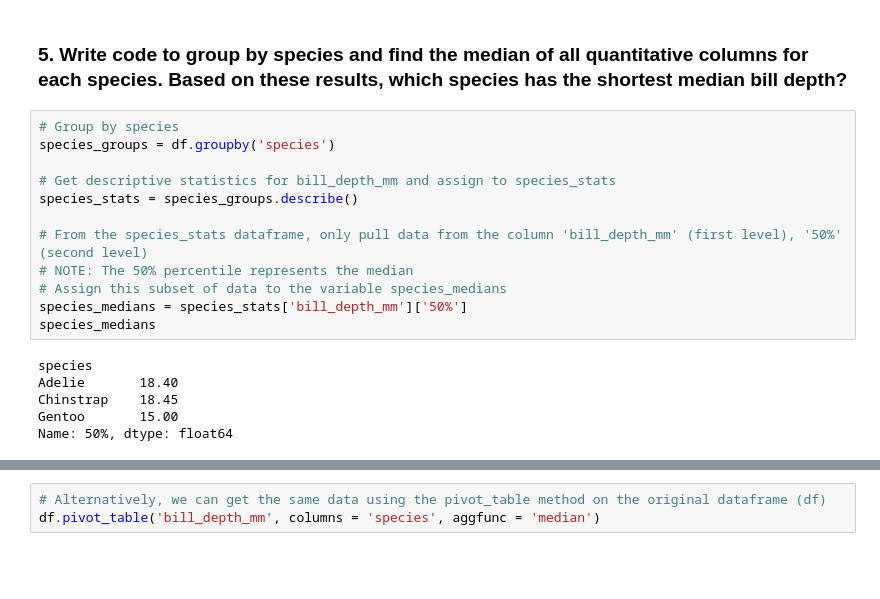
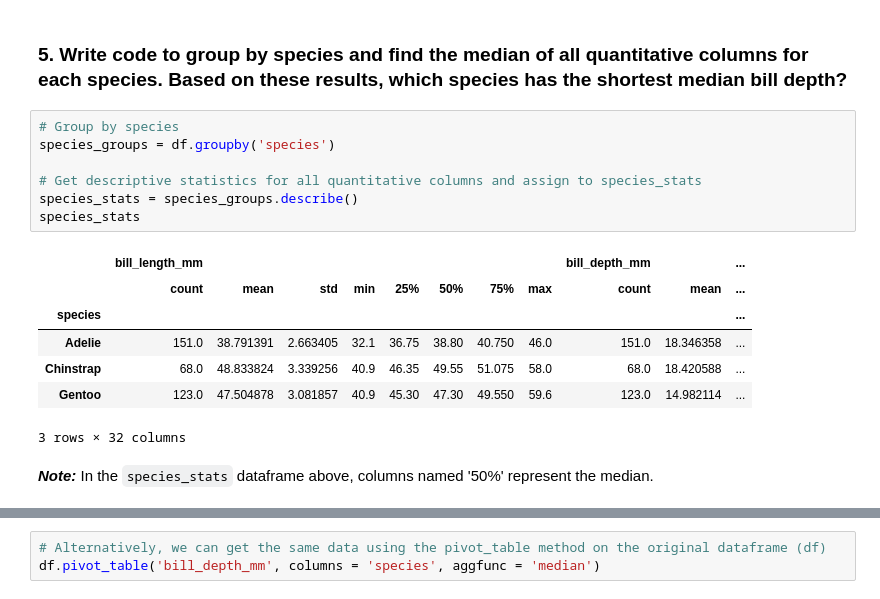
Before and after one commit to valeriemagalong/Val-Practices-Python, a Jupyter notebook: Penguins_Statistics/Statistics_Practice_Penguins_Data.ipynb, the cells around one changed output, grey strips where cells are left out. Drawn from its saved outputs; the diff is of its cells as text; blank space fills up the shorter version.

```diff
--- a/Penguins_Statistics/Statistics_Practice_Penguins_Data.ipynb
+++ b/Penguins_Statistics/Statistics_Practice_Penguins_Data.ipynb
@@ -155,18 +161,17 @@ The 90th percentile of body mass is: 5400.0 g
 # %%
 # Group by species
 species_groups = df.groupby('species')
 
-# Get descriptive statistics for bill_depth_mm and assign to species_stats
+# Get descriptive statistics for all quantitative columns and assign to species_stats
 species_stats = species_groups.describe()
-
-# From the species_stats dataframe, only pull data from the column 'bill_depth_mm' (first level), '50%' (second level)
-# NOTE: The 50% percentile represents the median
-# Assign this subset of data to the variable species_medians
-species_medians = species_stats['bill_depth_mm']['50%']
-species_medians
+species_stats
 # %% [output]
+|  | bill_length_mm |  |  |  |  |  |  |  | bill_depth_mm |  | ... |
+|  | count | mean | std | min | 25% | 50% | 75% | max | count | mean | ... |
+| species |  |  |  |  |  |  |  |  |  |  | ... |
+| Adelie | 151.0 | 38.791391 | 2.663405 | 32.1 | 36.75 | 38.80 | 40.750 | 46.0 | 151.0 | 18.346358 | ... |
+| Chinstrap | 68.0 | 48.833824 | 3.339256 | 40.9 | 46.35 | 49.55 | 51.075 | 58.0 | 68.0 | 18.420588 | ... |
+| Gentoo | 123.0 | 47.504878 | 3.081857 | 40.9 | 45.30 | 47.30 | 49.550 | 59.6 | 123.0 | 14.982114 | ... |
-species
-Adelie       18.40
-Chinstrap    18.45
-Gentoo       15.00
-Name: 50%, dtype: float64
+3 rows × 32 columns
+# %% [markdown]
+***Note:*** In the `species_stats` dataframe above, columns named '50%' represent the median.
```
Also changed, not shown: parts of 9 cells of this notebook.
